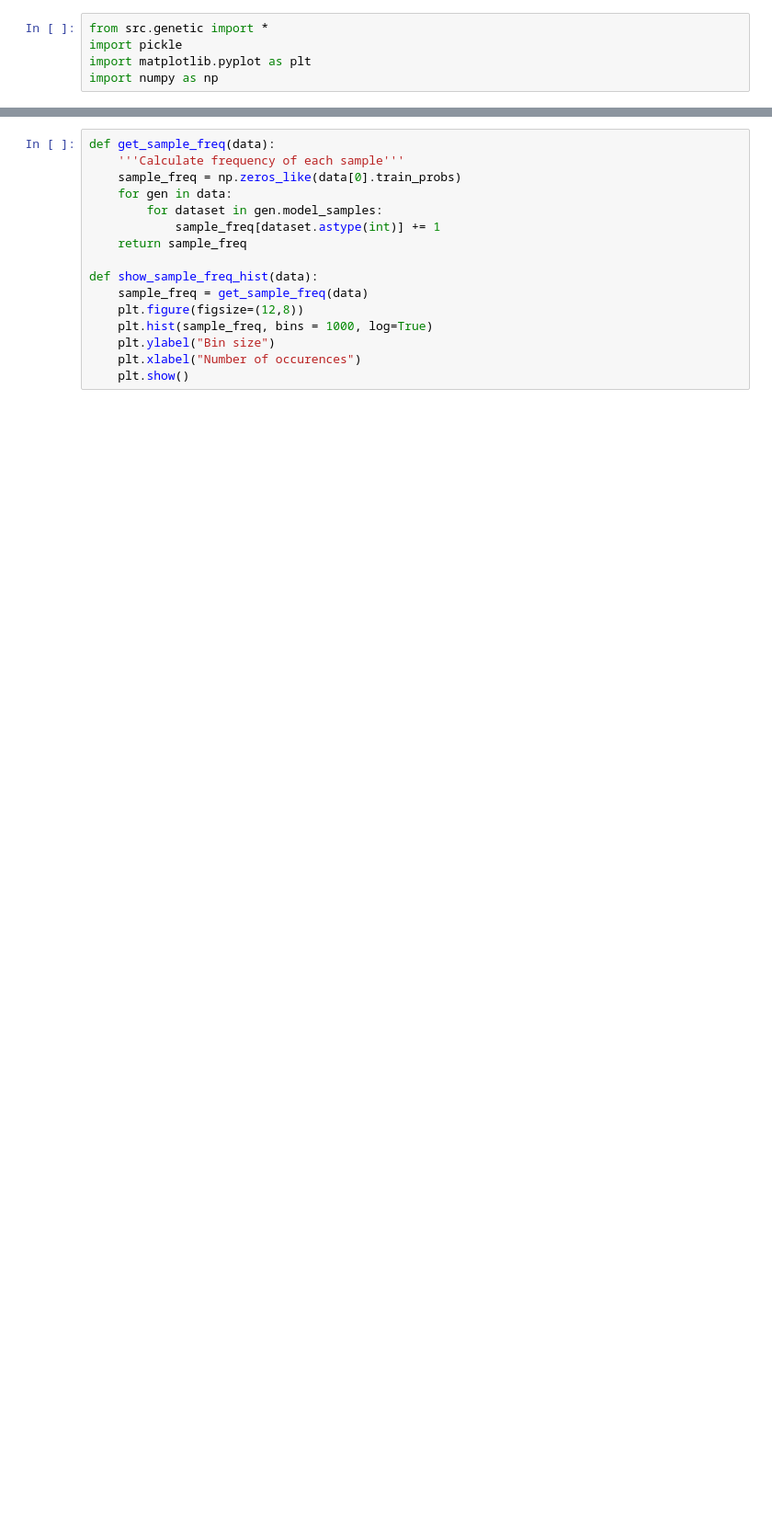
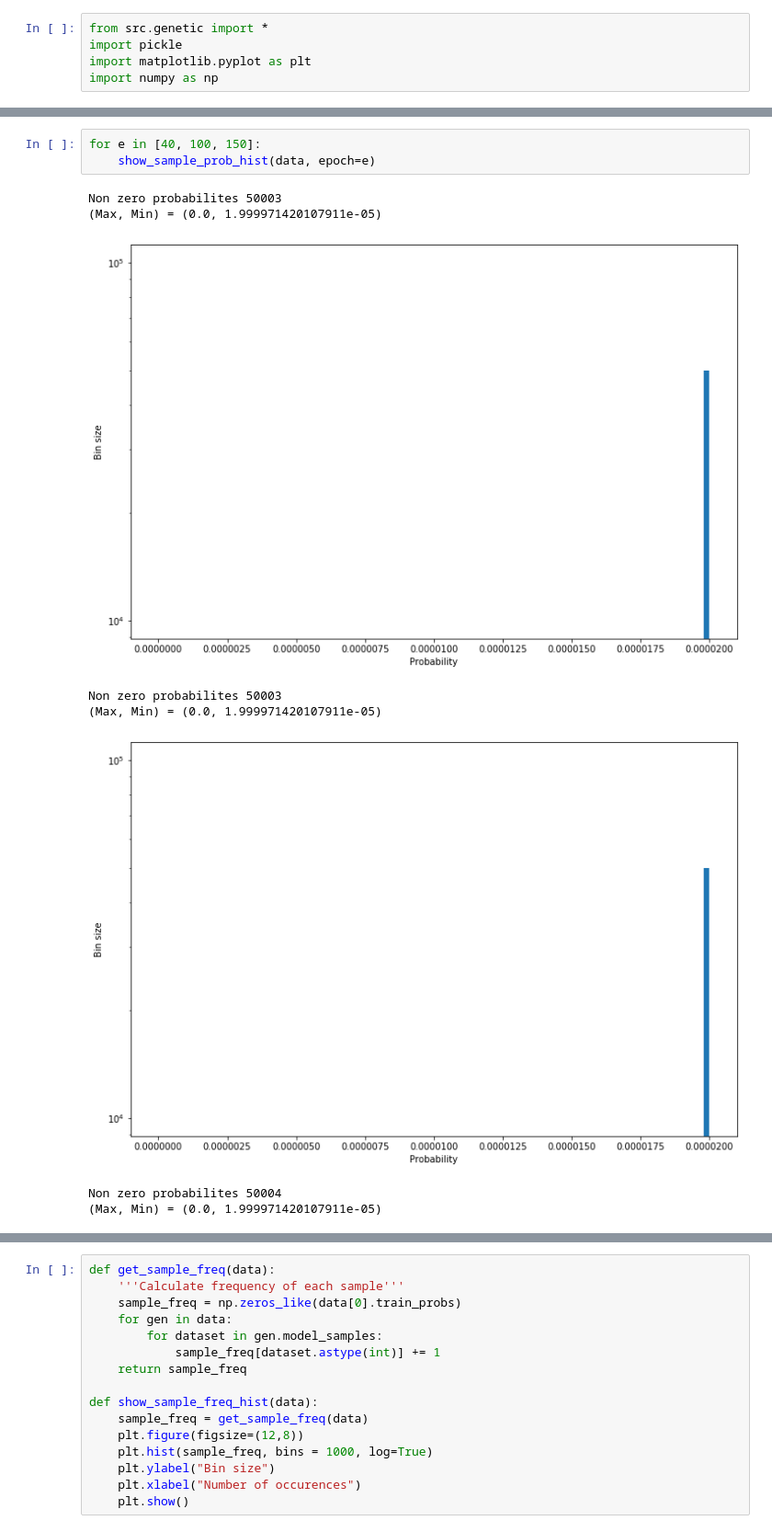
Before and after one commit to tmiskow/clash-royale-challenge, a Jupyter notebook: Visualizations.ipynb, the cells around one changed output, grey strips where cells are left out. Shown: that part at 92% size. Saved outputs shown, nothing was run; the diff lists cells and outputs as text; blank space fills up the shorter version.

```diff
--- a/Visualizations.ipynb
+++ b/Visualizations.ipynb
@@ -111,0 +83,12 @@ show_prob_hist_history(loss)
+# %%
+for e in [40, 100, 150]:
+    show_sample_prob_hist(data, epoch=e)
+# %% [output]
+Non zero probabilites 50003
+(Max, Min) = (0.0, 1.999971420107911e-05)
+[figure, added]
+Non zero probabilites 50003
+(Max, Min) = (0.0, 1.999971420107911e-05)
+[figure, added]
+Non zero probabilites 50004
+(Max, Min) = (0.0, 1.999971420107911e-05)
```
Also changed, not shown: parts of 28 cells of this notebook.
